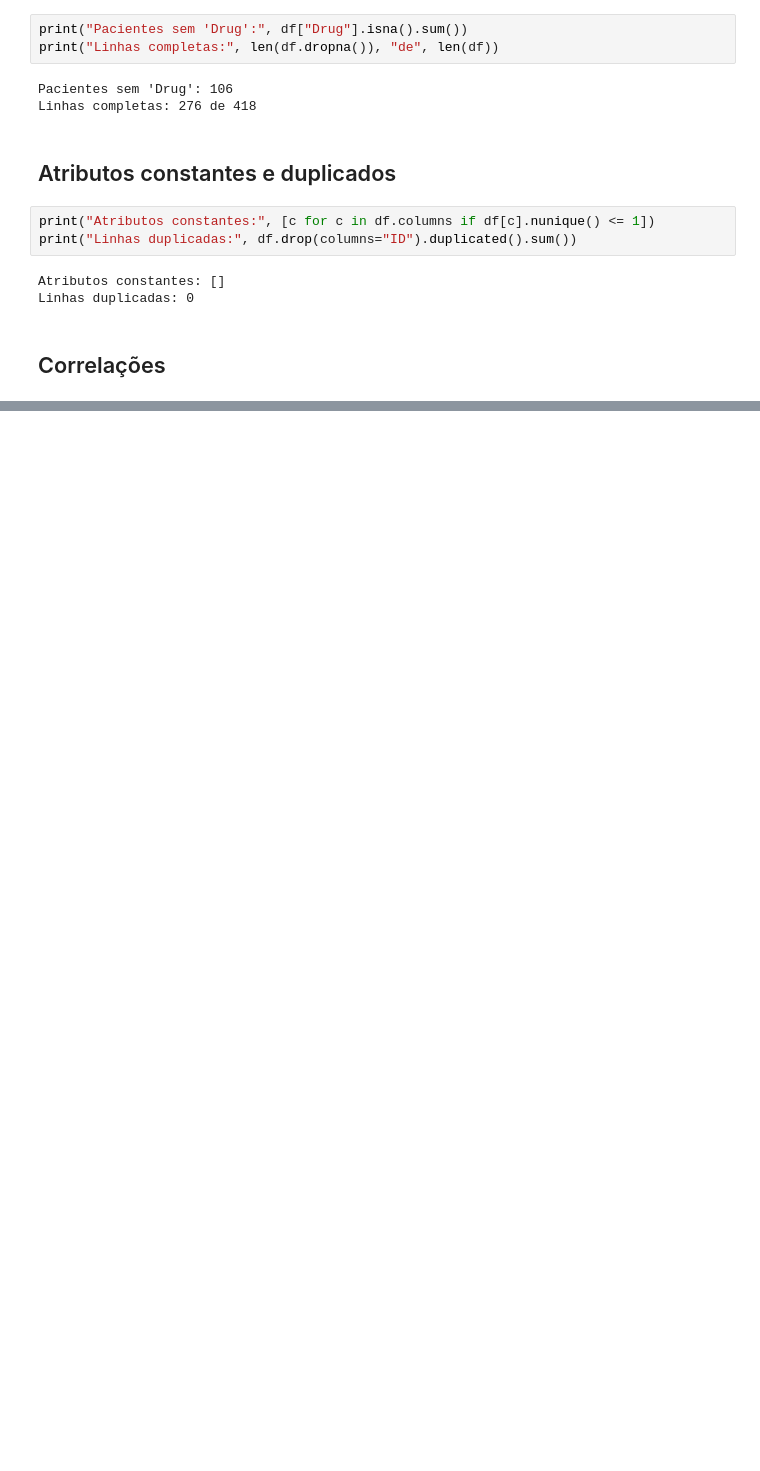
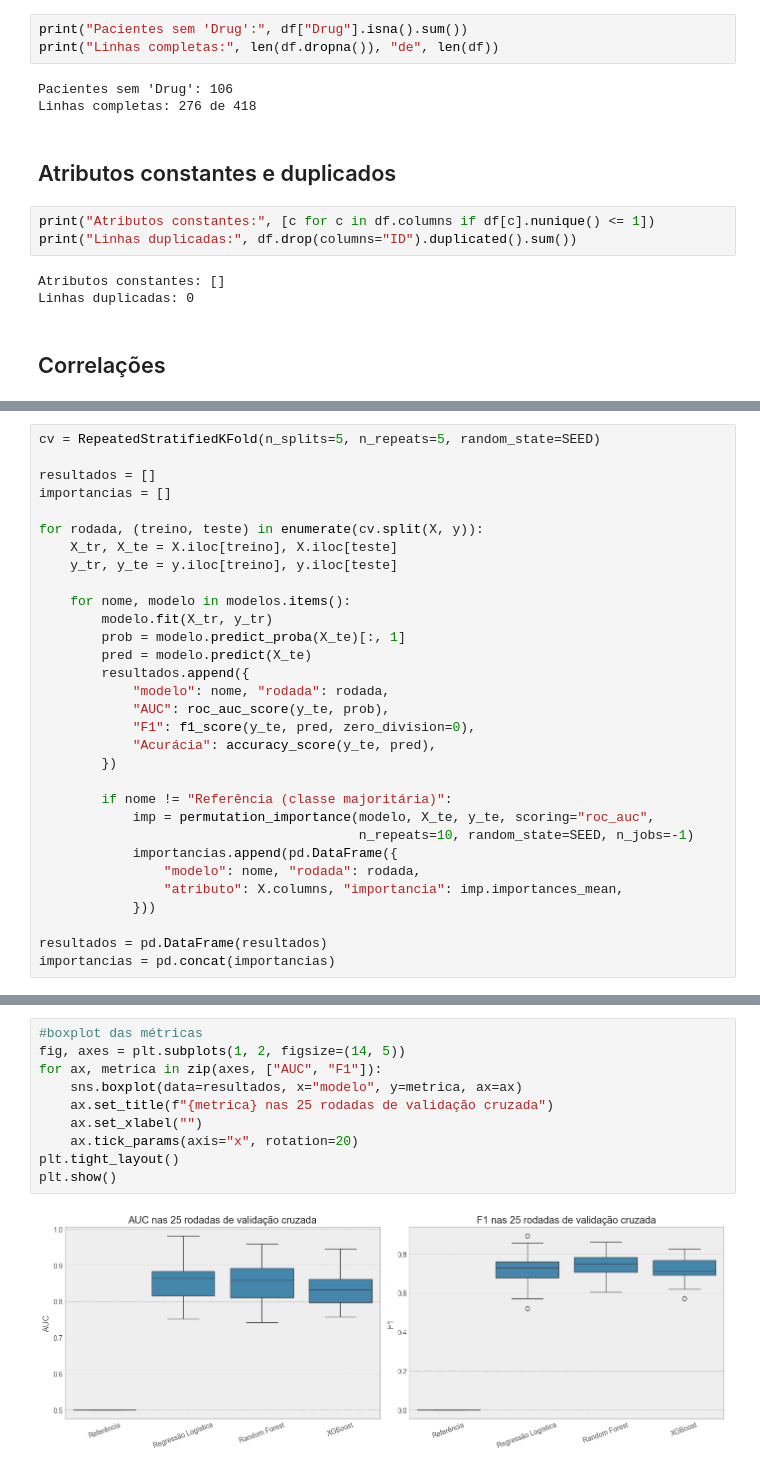
Before and after one commit to AraujoStreicher/pesquisa-academica-ufscar-2026, a Jupyter notebook: main.ipynb, the cells around one changed output, grey strips where cells are left out. Cells and saved outputs as stored; diff of their text form; blank space fills up the shorter version.

Commit message:
modelo e graficos

```diff
--- a/main.ipynb
+++ b/main.ipynb
@@ -170,0 +241,31 @@ plt.show()
+# %%
+cv = RepeatedStratifiedKFold(n_splits=5, n_repeats=5, random_state=SEED)
+
+resultados = []
+importancias = []
+
+for rodada, (treino, teste) in enumerate(cv.split(X, y)):
+    X_tr, X_te = X.iloc[treino], X.iloc[teste]
+    y_tr, y_te = y.iloc[treino], y.iloc[teste]
+
+    for nome, modelo in modelos.items():
+        modelo.fit(X_tr, y_tr)
+        prob = modelo.predict_proba(X_te)[:, 1]
+        pred = modelo.predict(X_te)
+        resultados.append({
+            "modelo": nome, "rodada": rodada,
+            "AUC": roc_auc_score(y_te, prob),
+            "F1": f1_score(y_te, pred, zero_division=0),
+            "Acurácia": accuracy_score(y_te, pred),
+        })
+
+        if nome != "Referência (classe majoritária)":
+            imp = permutation_importance(modelo, X_te, y_te, scoring="roc_auc",
+                                         n_repeats=10, random_state=SEED, n_jobs=-1)
+            importancias.append(pd.DataFrame({
+                "modelo": nome, "rodada": rodada,
+                "atributo": X.columns, "importancia": imp.importances_mean,
+            }))
+
+resultados = pd.DataFrame(resultados)
+importancias = pd.concat(importancias)
@@ -170,0 +284,12 @@ plt.show()
+# %%
+#boxplot das métricas
+fig, axes = plt.subplots(1, 2, figsize=(14, 5))
+for ax, metrica in zip(axes, ["AUC", "F1"]):
+    sns.boxplot(data=resultados, x="modelo", y=metrica, ax=ax)
+    ax.set_title(f"{metrica} nas 25 rodadas de validação cruzada")
+    ax.set_xlabel("")
+    ax.tick_params(axis="x", rotation=20)
+plt.tight_layout()
+plt.show()
+# %% [output]
+[figure, added]
```
Also changed, not shown: parts of 14 cells of this notebook.
